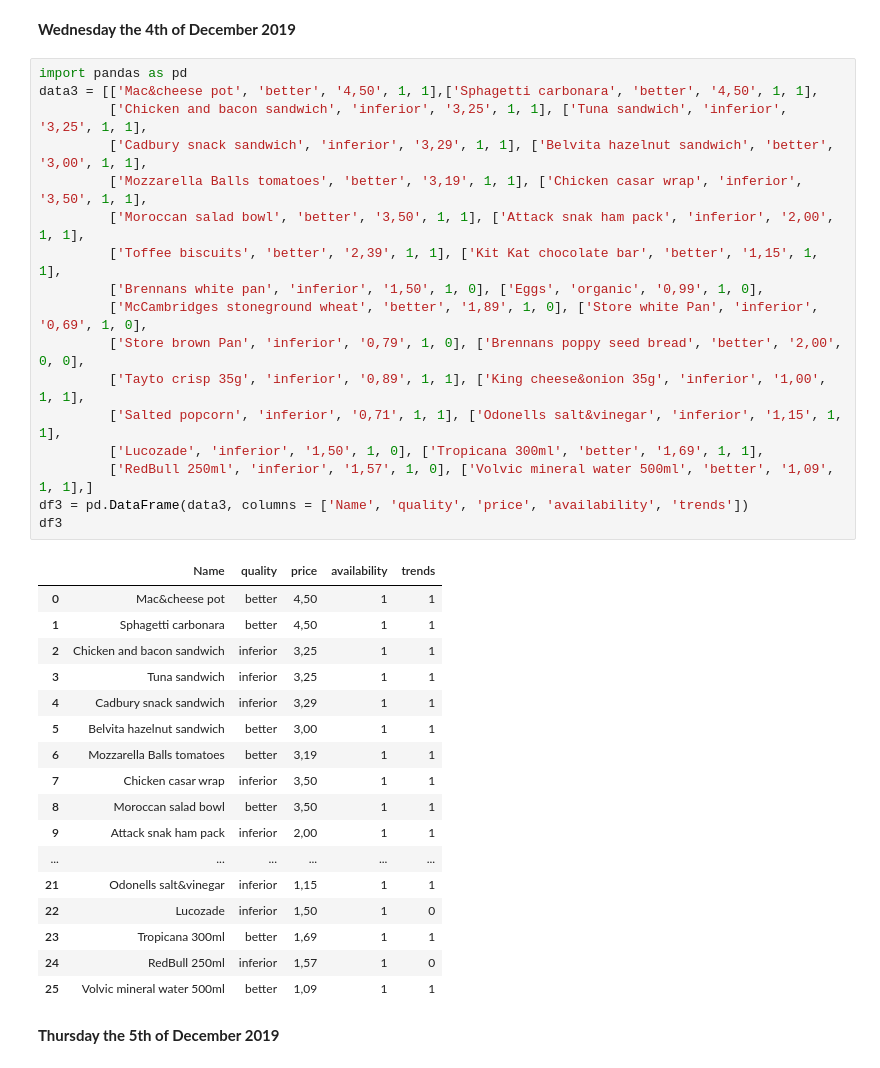
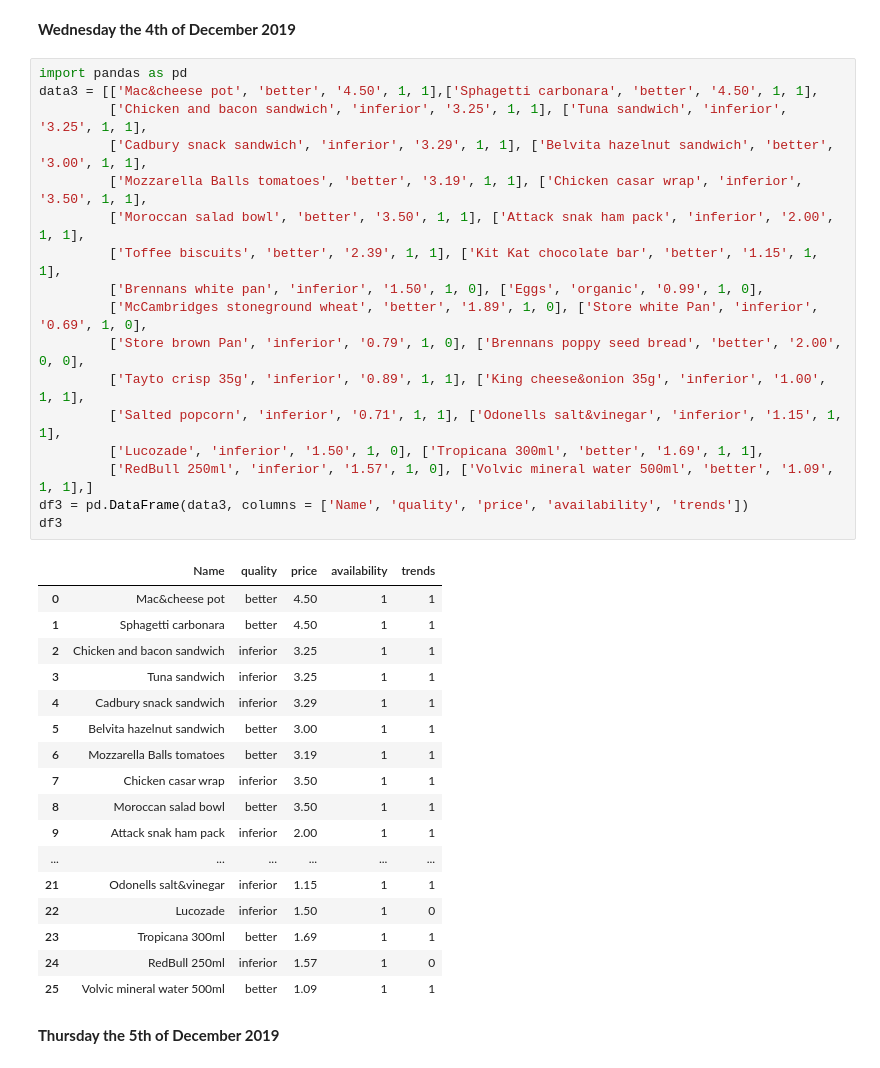
Before and after one commit to karolinaszafranbelzowska/grocery-shopping, a Jupyter notebook: grocery-shopping.ipynb, the cells around one changed output. Drawn from its saved outputs; the diff is of its cells as text.

```diff
--- a/grocery-shopping.ipynb
+++ b/grocery-shopping.ipynb
@@ -187,39 +218,39 @@ Just one product was not available that day - Activia strawbery yoghurt. Probabl
 **Wednesday the 4th of December 2019**
 # %%
 import pandas as pd
-data3 = [['Mac&cheese pot', 'better', '4,50', 1, 1],['Sphagetti carbonara', 'better', '4,50', 1, 1],
-         ['Chicken and bacon sandwich', 'inferior', '3,25', 1, 1], ['Tuna sandwich', 'inferior', '3,25', 1, 1],
-         ['Cadbury snack sandwich', 'inferior', '3,29', 1, 1], ['Belvita hazelnut sandwich', 'better', '3,00', 1, 1],
-         ['Mozzarella Balls tomatoes', 'better', '3,19', 1, 1], ['Chicken casar wrap', 'inferior', '3,50', 1, 1],
-         ['Moroccan salad bowl', 'better', '3,50', 1, 1], ['Attack snak ham pack', 'inferior', '2,00', 1, 1],
-         ['Toffee biscuits', 'better', '2,39', 1, 1], ['Kit Kat chocolate bar', 'better', '1,15', 1, 1],
-         ['Brennans white pan', 'inferior', '1,50', 1, 0], ['Eggs', 'organic', '0,99', 1, 0],
-         ['McCambridges stoneground wheat', 'better', '1,89', 1, 0], ['Store white Pan', 'inferior', '0,69', 1, 0],
-         ['Store brown Pan', 'inferior', '0,79', 1, 0], ['Brennans poppy seed bread', 'better', '2,00', 0, 0],
-         ['Tayto crisp 35g', 'inferior', '0,89', 1, 1], ['King cheese&onion 35g', 'inferior', '1,00', 1, 1],
-         ['Salted popcorn', 'inferior', '0,71', 1, 1], ['Odonells salt&vinegar', 'inferior', '1,15', 1, 1],
-         ['Lucozade', 'inferior', '1,50', 1, 0], ['Tropicana 300ml', 'better', '1,69', 1, 1],
-         ['RedBull 250ml', 'inferior', '1,57', 1, 0], ['Volvic mineral water 500ml', 'better', '1,09', 1, 1],]
+data3 = [['Mac&cheese pot', 'better', '4.50', 1, 1],['Sphagetti carbonara', 'better', '4.50', 1, 1],
+         ['Chicken and bacon sandwich', 'inferior', '3.25', 1, 1], ['Tuna sandwich', 'inferior', '3.25', 1, 1],
+         ['Cadbury snack sandwich', 'inferior', '3.29', 1, 1], ['Belvita hazelnut sandwich', 'better', '3.00', 1, 1],
+         ['Mozzarella Balls tomatoes', 'better', '3.19', 1, 1], ['Chicken casar wrap', 'inferior', '3.50', 1, 1],
+         ['Moroccan salad bowl', 'better', '3.50', 1, 1], ['Attack snak ham pack', 'inferior', '2.00', 1, 1],
+         ['Toffee biscuits', 'better', '2.39', 1, 1], ['Kit Kat chocolate bar', 'better', '1.15', 1, 1],
+         ['Brennans white pan', 'inferior', '1.50', 1, 0], ['Eggs', 'organic', '0.99', 1, 0],
+         ['McCambridges stoneground wheat', 'better', '1.89', 1, 0], ['Store white Pan', 'inferior', '0.69', 1, 0],
+         ['Store brown Pan', 'inferior', '0.79', 1, 0], ['Brennans poppy seed bread', 'better', '2.00', 0, 0],
+         ['Tayto crisp 35g', 'inferior', '0.89', 1, 1], ['King cheese&onion 35g', 'inferior', '1.00', 1, 1],
+         ['Salted popcorn', 'inferior', '0.71', 1, 1], ['Odonells salt&vinegar', 'inferior', '1.15', 1, 1],
+         ['Lucozade', 'inferior', '1.50', 1, 0], ['Tropicana 300ml', 'better', '1.69', 1, 1],
+         ['RedBull 250ml', 'inferior', '1.57', 1, 0], ['Volvic mineral water 500ml', 'better', '1.09', 1, 1],]
 df3 = pd.DataFrame(data3, columns = ['Name', 'quality', 'price', 'availability', 'trends'])
 df3
 # %% [output]
 |  | Name | quality | price | availability | trends |
-| 0 | Mac&cheese pot | better | 4,50 | 1 | 1 |
-| 1 | Sphagetti carbonara | better | 4,50 | 1 | 1 |
-| 2 | Chicken and bacon sandwich | inferior | 3,25 | 1 | 1 |
-| 3 | Tuna sandwich | inferior | 3,25 | 1 | 1 |
-| 4 | Cadbury snack sandwich | inferior | 3,29 | 1 | 1 |
-| 5 | Belvita hazelnut sandwich | better | 3,00 | 1 | 1 |
-| 6 | Mozzarella Balls tomatoes | better | 3,19 | 1 | 1 |
-| 7 | Chicken casar wrap | inferior | 3,50 | 1 | 1 |
-| 8 | Moroccan salad bowl | better | 3,50 | 1 | 1 |
-| 9 | Attack snak ham pack | inferior | 2,00 | 1 | 1 |
+| 0 | Mac&cheese pot | better | 4.50 | 1 | 1 |
+| 1 | Sphagetti carbonara | better | 4.50 | 1 | 1 |
+| 2 | Chicken and bacon sandwich | inferior | 3.25 | 1 | 1 |
+| 3 | Tuna sandwich | inferior | 3.25 | 1 | 1 |
+| 4 | Cadbury snack sandwich | inferior | 3.29 | 1 | 1 |
+| 5 | Belvita hazelnut sandwich | better | 3.00 | 1 | 1 |
+| 6 | Mozzarella Balls tomatoes | better | 3.19 | 1 | 1 |
+| 7 | Chicken casar wrap | inferior | 3.50 | 1 | 1 |
+| 8 | Moroccan salad bowl | better | 3.50 | 1 | 1 |
+| 9 | Attack snak ham pack | inferior | 2.00 | 1 | 1 |
 | ... | ... | ... | ... | ... | ... |
-| 21 | Odonells salt&vinegar | inferior | 1,15 | 1 | 1 |
-| 22 | Lucozade | inferior | 1,50 | 1 | 0 |
-| 23 | Tropicana 300ml | better | 1,69 | 1 | 1 |
-| 24 | RedBull 250ml | inferior | 1,57 | 1 | 0 |
-| 25 | Volvic mineral water 500ml | better | 1,09 | 1 | 1 |
+| 21 | Odonells salt&vinegar | inferior | 1.15 | 1 | 1 |
+| 22 | Lucozade | inferior | 1.50 | 1 | 0 |
+| 23 | Tropicana 300ml | better | 1.69 | 1 | 1 |
+| 24 | RedBull 250ml | inferior | 1.57 | 1 | 0 |
+| 25 | Volvic mineral water 500ml | better | 1.09 | 1 | 1 |
 # %% [markdown]
 **Thursday the 5th of December 2019**
 # %%
```
Also changed, not shown: parts of 8 cells of this notebook.
